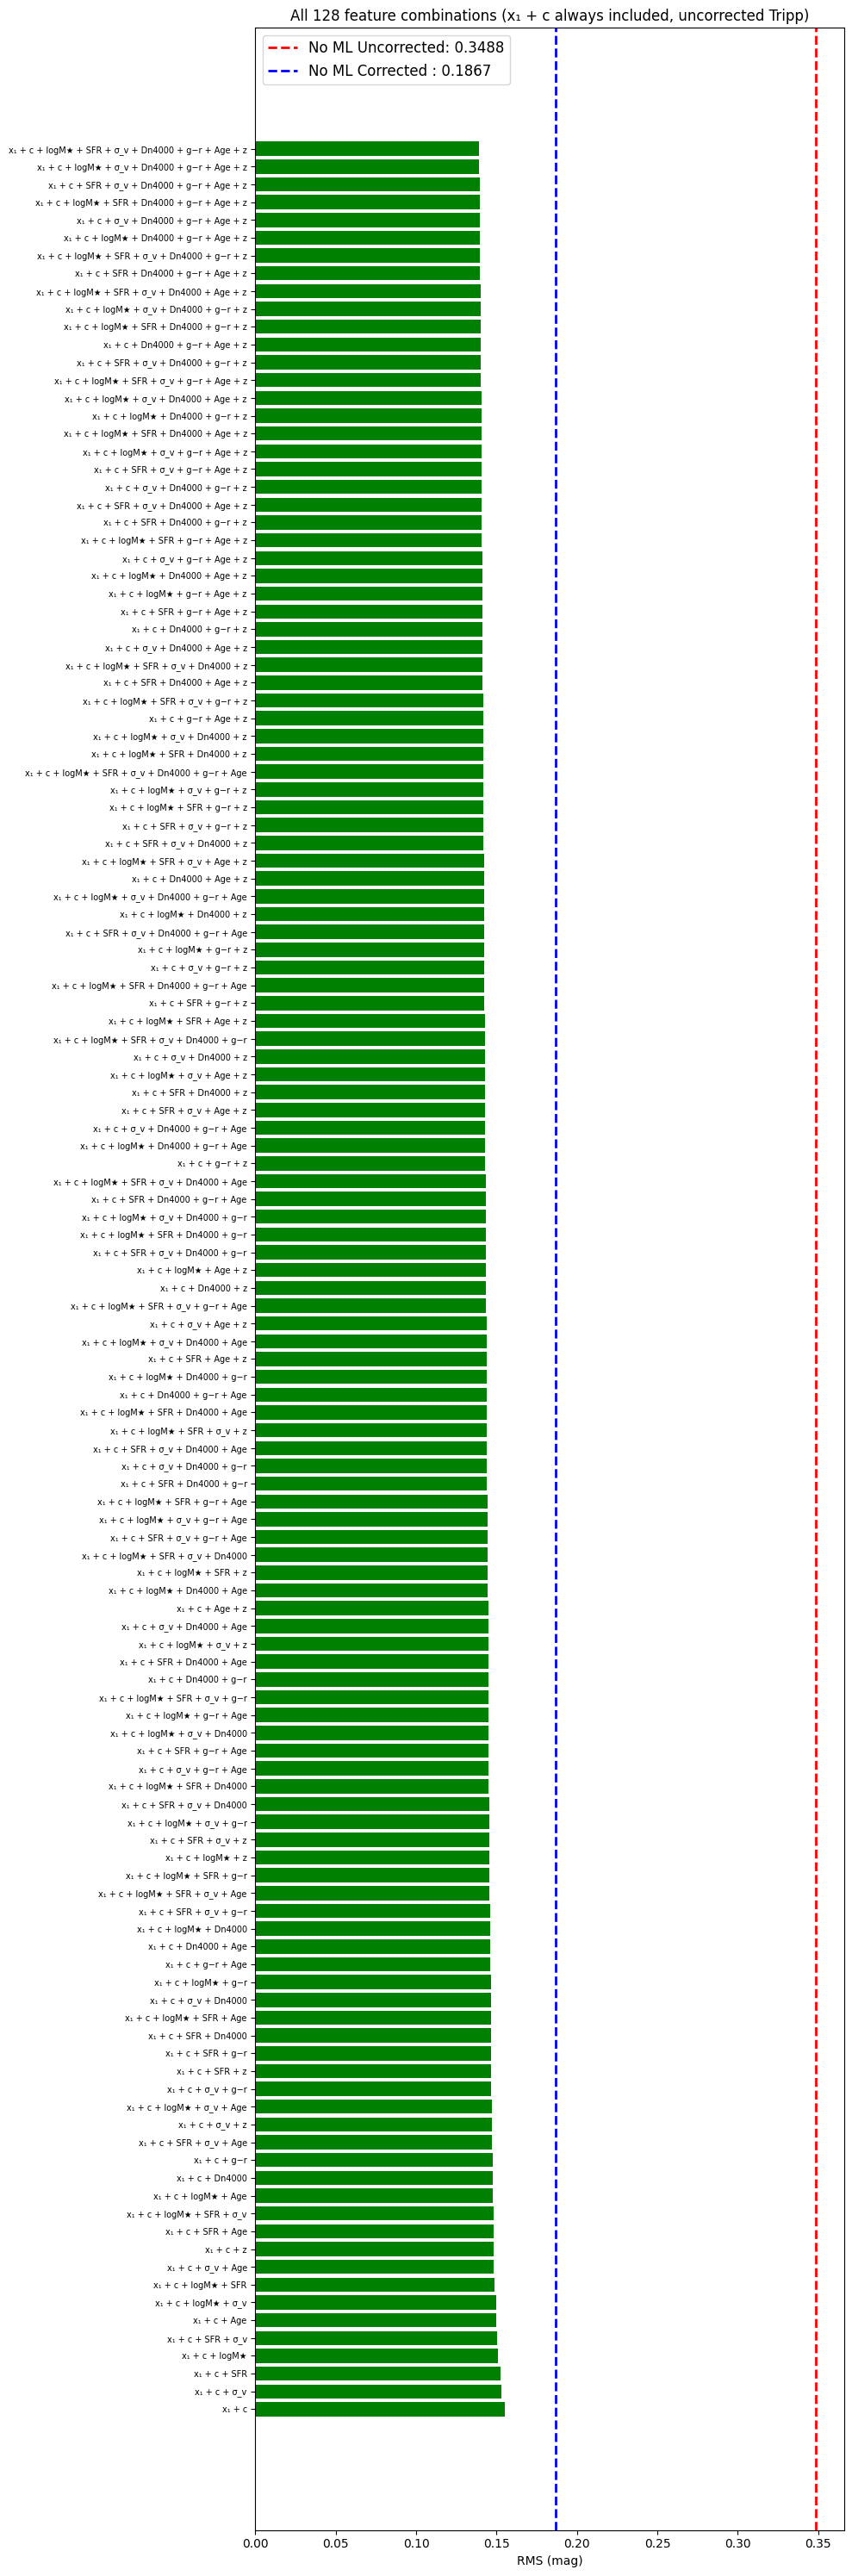
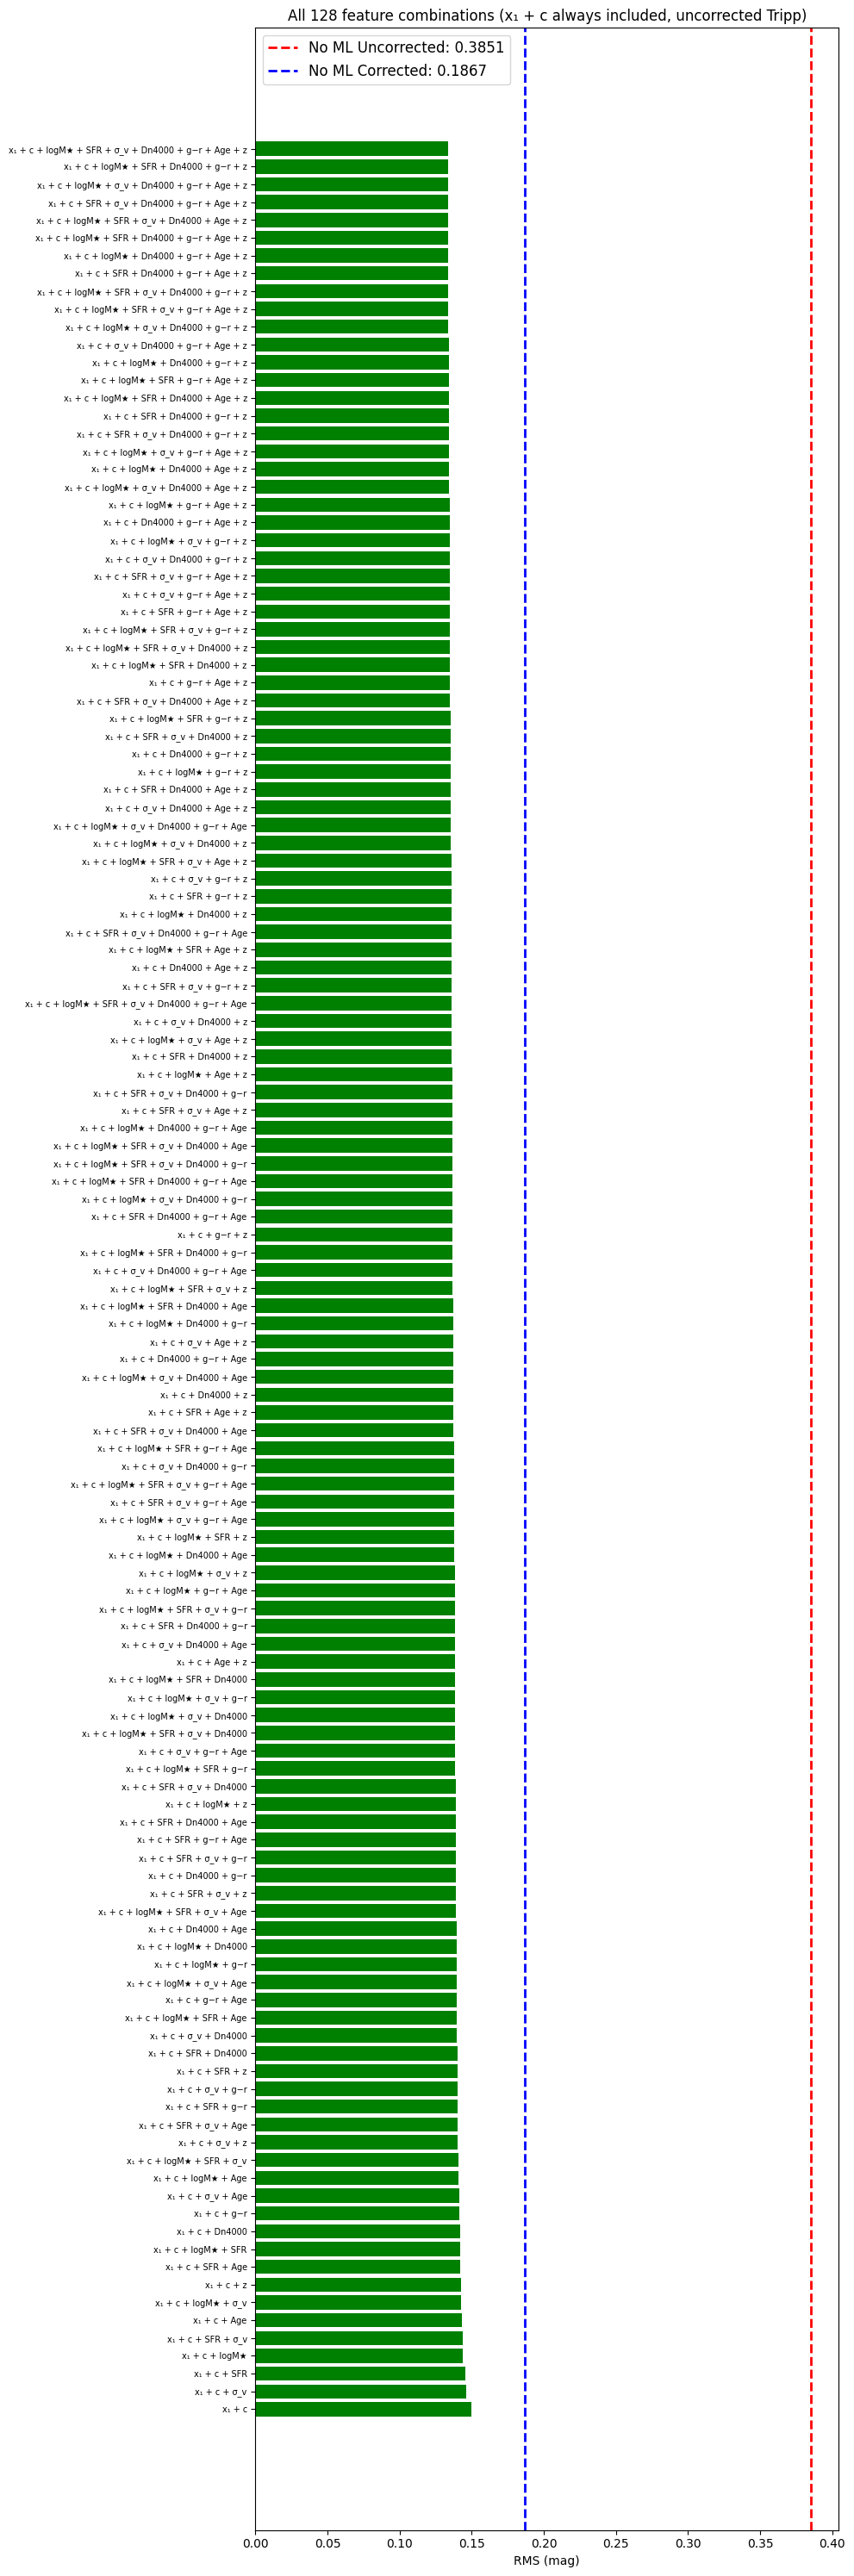
The notebook cell's code change between the first figure and the second:
--- before
+++ after
@@ -8,17 +8,12 @@
 y = df["residuals"]
 
-# Baseline: RMS with no ML correction
 rms_baseline = np.sqrt(np.mean(df["residuals"] ** 2))
+mean_baseline = np.mean(df["residuals"])
 print(f"Baseline RMS (no ML): {rms_baseline:.4f}")
-print(f"Baseline RMS (no ML): 0.1867")
+print(f"Baseline mean Δμ (no ML): {mean_baseline:.4f}")
+
+best_params = {'n_estimators': 600, 'max_depth': 26, 'min_samples_split': 7, 'min_samples_leaf': 3, 'max_features': None, 'bootstrap': True, 'max_samples': 0.5041681530892771}
 
 
-best_params = {
-    'n_estimators': 900, 'max_depth': 14, 'min_samples_split': 16,
-    'min_samples_leaf': 4, 'max_features': None, 'bootstrap': True,
-    'max_samples': 0.801423245872187, 'n_jobs': -1, 'random_state': 42
-}
-
-# x1 and c always included — light-curve params only
 fixed_features = ["ZTF_x1", "ZTF_c"]
 
@@ -62,9 +57,17 @@
         corrected_residuals = df["residuals"] - y_pred_combo
         rms = np.sqrt(np.mean(corrected_residuals ** 2))
+        mean_dmu = np.mean(corrected_residuals)
 
         label = " + ".join([short_names[f] for f in combo_list])
-        results.append({"features": label, "n_features": len(combo_list), "rms": rms})
+        results.append({
+            "features": label,
+            "n_features": len(combo_list),
+            "rms": rms,
+            "mean_delta_mu": mean_dmu
+        })
 
 results_df = pd.DataFrame(results).sort_values("rms", ascending=True).reset_index(drop=True)
+
+print(results_df.to_string(index=False))
 
 fig, ax = plt.subplots(figsize=(10, 30))
@@ -75,5 +78,5 @@
 ax.set_yticklabels(results_df["features"], fontsize=7)
 ax.axvline(rms_baseline, color="red", linestyle="--", linewidth=2, label=f"No ML Uncorrected: {rms_baseline:.4f}")
-ax.axvline(0.1867, color="blue", linestyle="--", linewidth=2, label=f"No ML Corrected : 0.1867")
+ax.axvline(0.1867, color="blue", linestyle="--", linewidth=2, label=f"No ML Corrected: 0.1867")
 ax.set_xlabel("RMS (mag)")
 ax.set_title("All 128 feature combinations (x₁ + c always included, uncorrected Tripp)")

Commit: Did soem work on the data section as well (again) doing a commit before I cahnge some of the data section.